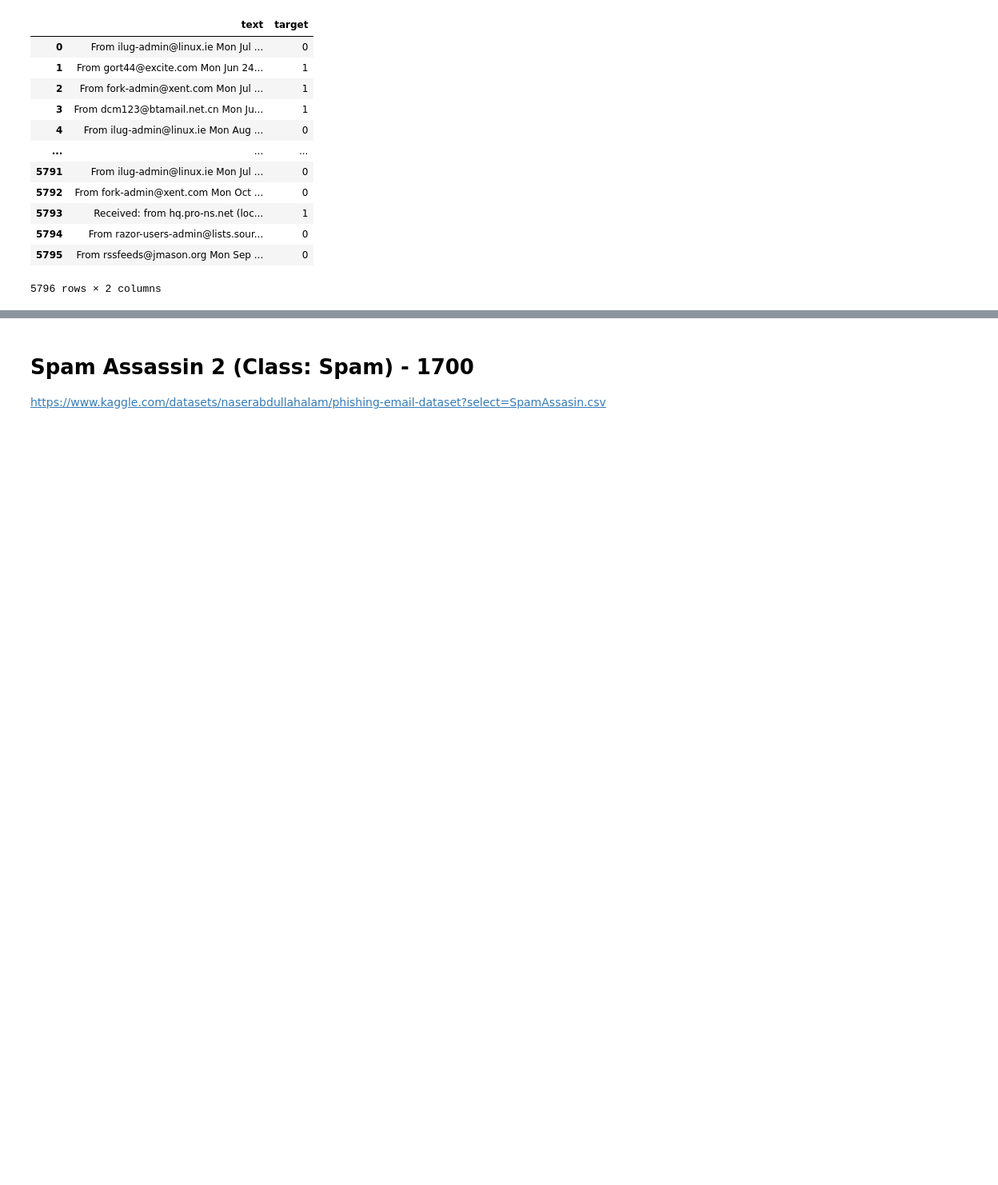
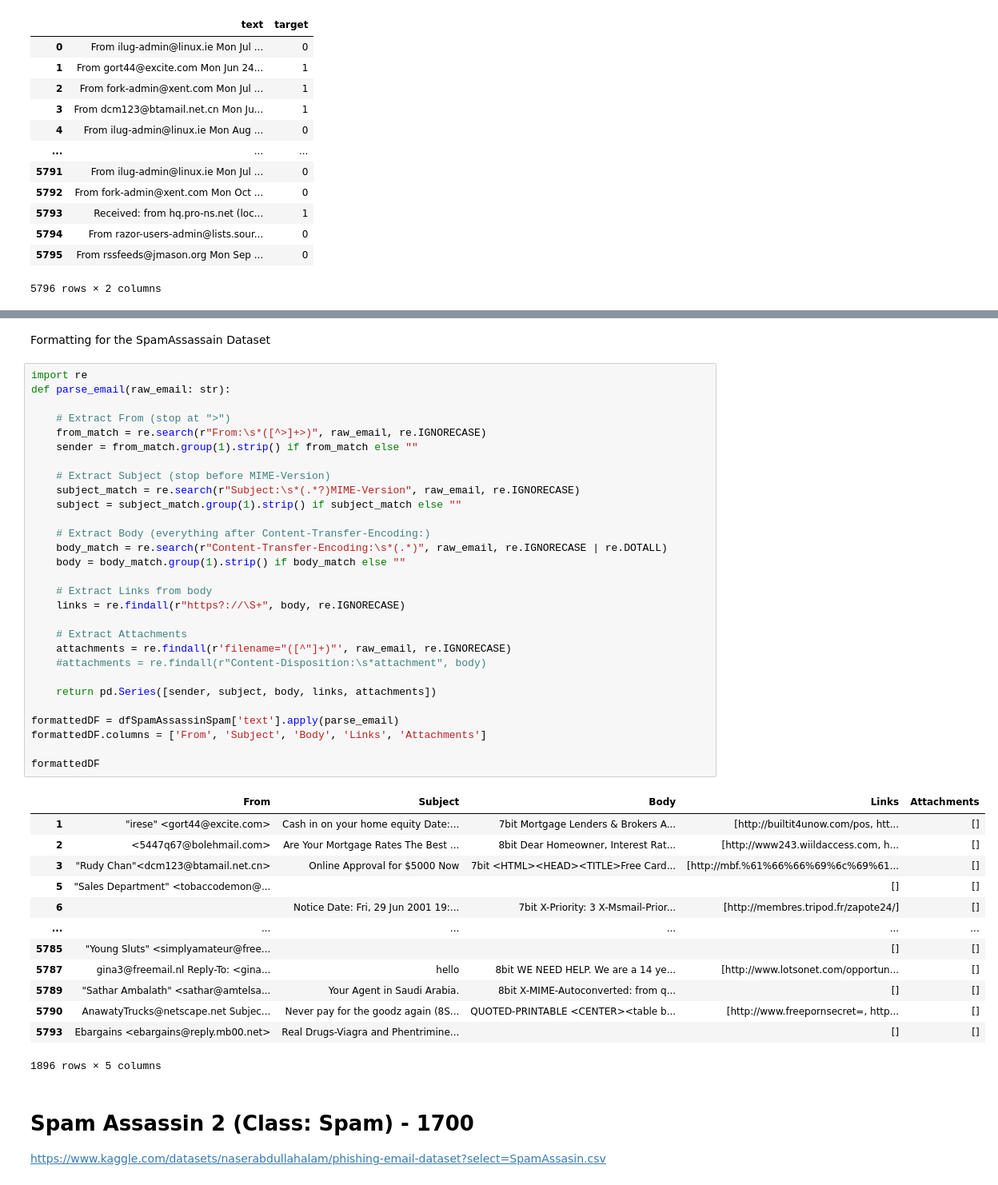
Before and after one commit to Reno0213/capstone, a Jupyter notebook: dataset.ipynb, the cells around one changed output, grey strips where cells are left out. Shown: that part at 80% size. Cells and saved outputs as stored; diff of their text form; blank space fills up the shorter version.

Commit message:
added two different functions to format emails depending on if columns are seperated

```diff
--- a/dataset.ipynb
+++ b/dataset.ipynb
@@ -124,3 +103,48 @@ dfSpamAssassinSpam
+# %% [markdown]
+Formatting for the SpamAssassain Dataset
+# %%
+import re
+def parse_email(raw_email: str):
+
+    # Extract From (stop at ">")
+    from_match = re.search(r"From:\s*([^>]+>)", raw_email, re.IGNORECASE)
+    sender = from_match.group(1).strip() if from_match else ""
+
+    # Extract Subject (stop before MIME-Version)
+    subject_match = re.search(r"Subject:\s*(.*?)MIME-Version", raw_email, re.IGNORECASE)
+    subject = subject_match.group(1).strip() if subject_match else ""
+
+    # Extract Body (everything after Content-Transfer-Encoding:)
+    body_match = re.search(r"Content-Transfer-Encoding:\s*(.*)", raw_email, re.IGNORECASE | re.DOTALL)
+    body = body_match.group(1).strip() if body_match else ""
+
+    # Extract Links from body
+    links = re.findall(r"https?://\S+", body, re.IGNORECASE)
+
+    # Extract Attachments
+    attachments = re.findall(r'filename="([^"]+)"', raw_email, re.IGNORECASE)
+    #attachments = re.findall(r"Content-Disposition:\s*attachment", body)
+
+    return pd.Series([sender, subject, body, links, attachments])
+
+formattedDF = dfSpamAssassinSpam['text'].apply(parse_email)
+formattedDF.columns = ['From', 'Subject', 'Body', 'Links', 'Attachments']
+
+formattedDF
+# %% [output]
+|  | From | Subject | Body | Links | Attachments |
+| 1 | "irese" <gort44@excite.com> | Cash in on your home equity Date:... | 7bit Mortgage Lenders & Brokers A... | [http://builtit4unow.com/pos, htt... | [] |
+| 2 | <5447q67@bolehmail.com> | Are Your Mortgage Rates The Best ... | 8bit Dear Homeowner, Interest Rat... | [http://www243.wiildaccess.com, h... | [] |
+| 3 | "Rudy Chan"<dcm123@btamail.net.cn> | Online Approval for $5000 Now | 7bit <HTML><HEAD><TITLE>Free Card... | [http://mbf.%61%66%66%69%6c%69%61... | [] |
+| 5 | "Sales Department" <tobaccodemon@... |  |  | [] | [] |
+| 6 |  | Notice Date: Fri, 29 Jun 2001 19:... | 7bit X-Priority: 3 X-Msmail-Prior... | [http://membres.tripod.fr/zapote24/] | [] |
+| ... | ... | ... | ... | ... | ... |
+| 5785 | "Young Sluts" <simplyamateur@free... |  |  | [] | [] |
+| 5787 | gina3@freemail.nl Reply-To: <gina... | hello | 8bit WE NEED HELP. We are a 14 ye... | [http://www.lotsonet.com/opportun... | [] |
+| 5789 | "Sathar Ambalath" <sathar@amtelsa... | Your Agent in Saudi Arabia. | 8bit X-MIME-Autoconverted: from q... | [] | [] |
+| 5790 | AnawatyTrucks@netscape.net Subjec... | Never pay for the goodz again (8S... | QUOTED-PRINTABLE <CENTER><table b... | [http://www.freepornsecret=, http... | [] |
+| 5793 | Ebargains <ebargains@reply.mb00.net> | Real Drugs-Viagra and Phentrimine... |  | [] | [] |
+1896 rows × 5 columns
 # %% [markdown]
 # Spam Assassin 2 (Class: Spam) - 1700
 https://www.kaggle.com/datasets/naserabdullahalam/phishing-email-dataset?select=SpamAssasin.csv
```
Also changed, not shown: parts of 7 cells of this notebook.
